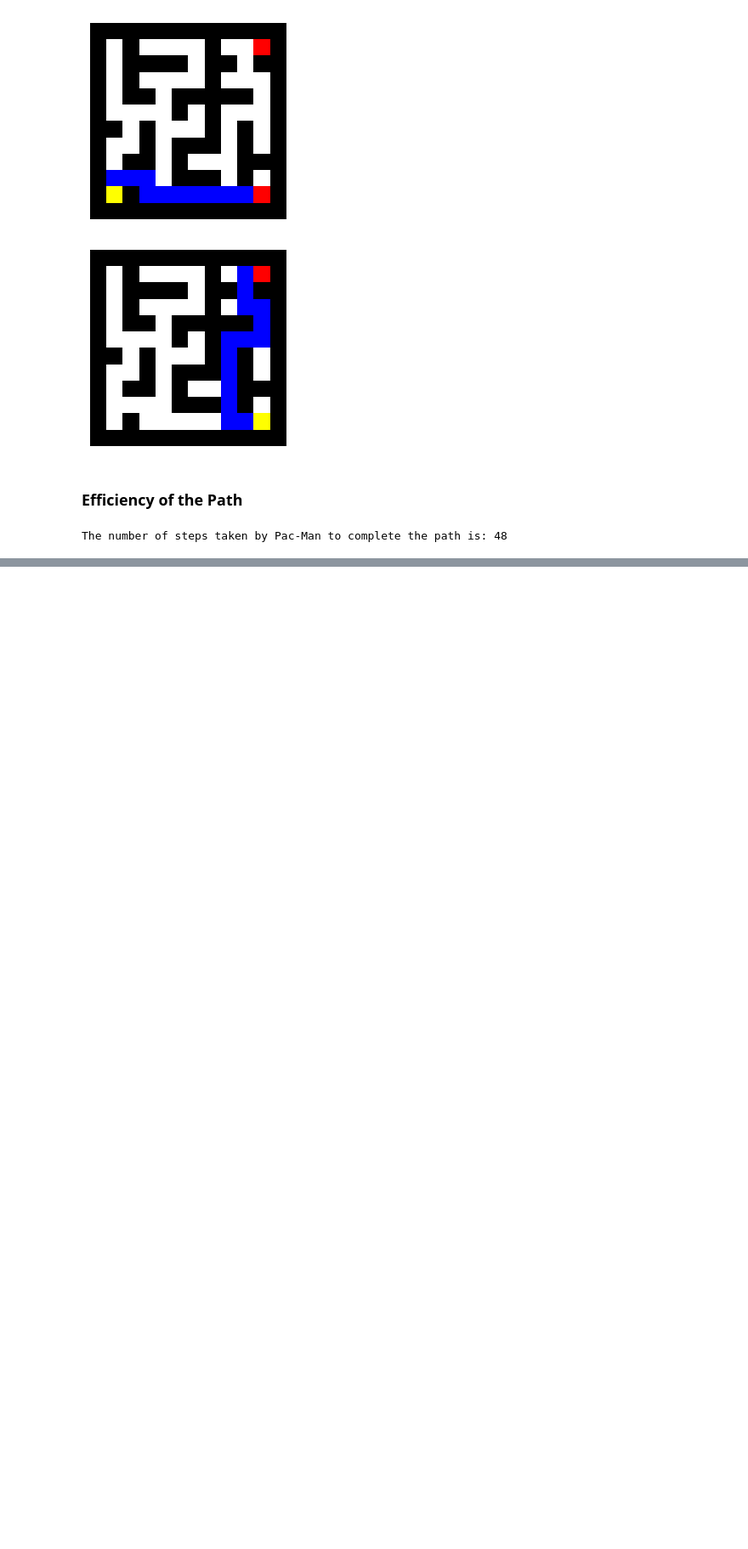
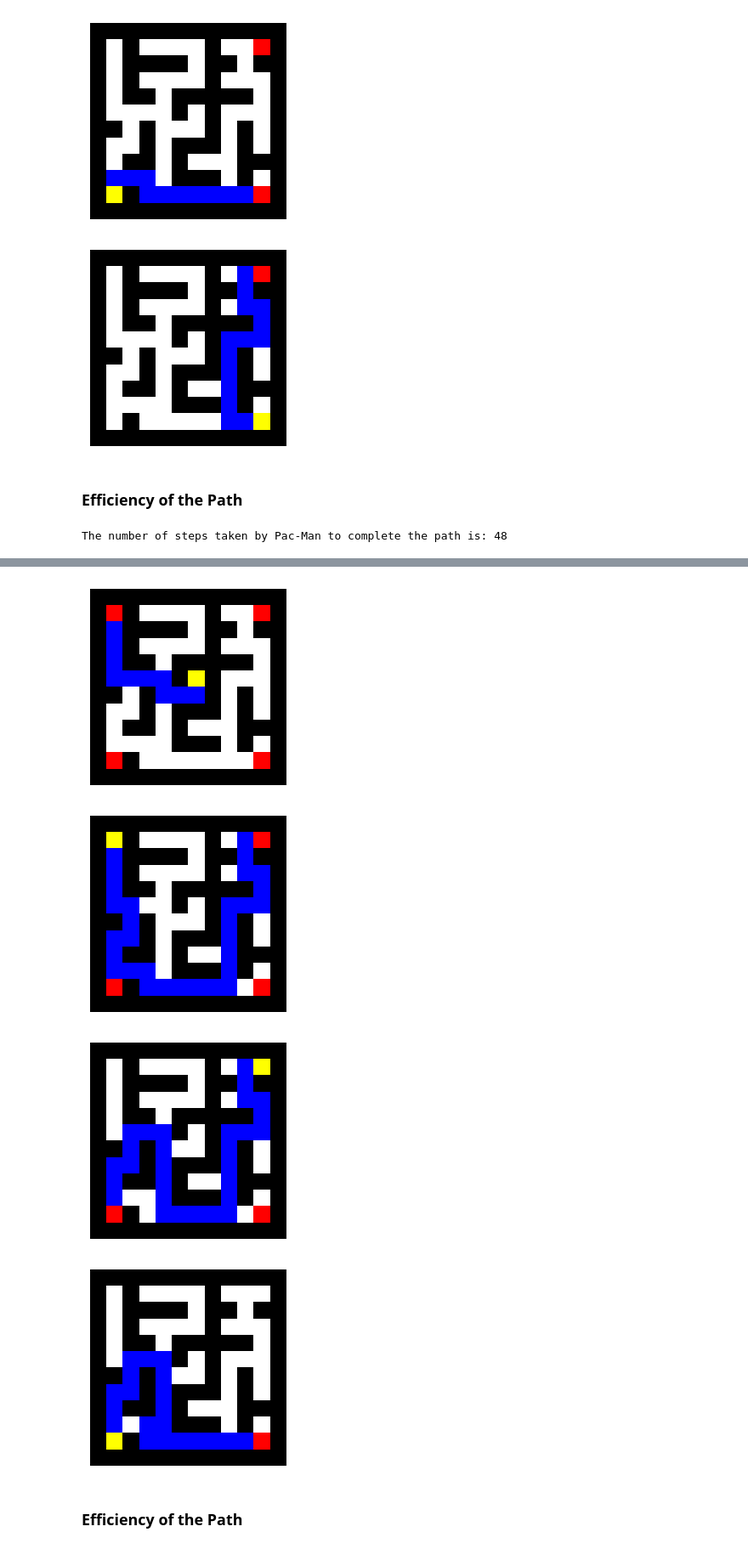
Before and after one commit to charltonxqh/SC1015-Lab-Exercise-8, a Jupyter notebook: pacman.ipynb, the cells around one changed output, grey strips where cells are left out. Shown at 85% size. Saved outputs shown, nothing was run; the diff lists cells and outputs as text; code cells hidden in the pictures; blank space fills up the shorter version.

Commit message:
integrate depth first search

```diff
--- a/pacman.ipynb
+++ b/pacman.ipynb
@@ -375,0 +393,62 @@ The number of steps taken by Pac-Man to complete the path is: 48
+# %%
+def dfs(maze, start, goal):
+    # Stack for DFS
+    stack = [(start, [start])]
+
+    while stack:
+        (vertex, path) = stack.pop()
+
+        # Generate neighbors for current vertex, avoiding already visited nodes in the path
+        for next in neighbors(maze, vertex):
+            if next in path:
+                continue
+
+            if next == goal:
+                # Return the path if the goal is found
+                return path + [next]
+
+            stack.append((next, path + [next]))
+
+    return None
+
+# Helper function to generate neighbors
+def neighbors(maze, current):
+    directions = [(0, 1), (1, 0), (0, -1), (-1, 0)]
+    (x, y) = current
+    result = []
+
+    for dx, dy in directions:
+        nx, ny = x + dx, y + dy
+
+        # Check if the neighbor is within the maze and not a wall
+        if 0 <= nx < len(maze) and 0 <= ny < len(maze[0]) and maze[nx][ny] != 1:
+            result.append((nx, ny))
+
+    return result
+
+def find_all_foods_dfs(maze, start, foods):
+    paths = []
+    current_position = start
+
+    for food in foods:
+        path_to_food = dfs(maze, current_position, food)
+
+        if path_to_food:
+            paths.append(path_to_food)
+            current_position = food
+
+    return paths
+
+
+# Depth-first search
+start_point = (5, 6)
+corner_foods = [(1, 1), (1, len(sample_maze[0]) - 2), (len(sample_maze) - 2, 1), (len(sample_maze) - 2, len(sample_maze[0]) - 2)]
+dfs_path = find_all_foods_dfs(sample_maze, start_point, corner_foods)
+show_solution(sample_maze, start_point, dfs_path)
+# %% [output]
+[figure, added]
+[figure, added]
+[figure, added]
+[figure, added]
+# %% [markdown]
+### Efficiency of the Path
```
Also changed, not shown: parts of 2 cells of this notebook, 1 other file.
